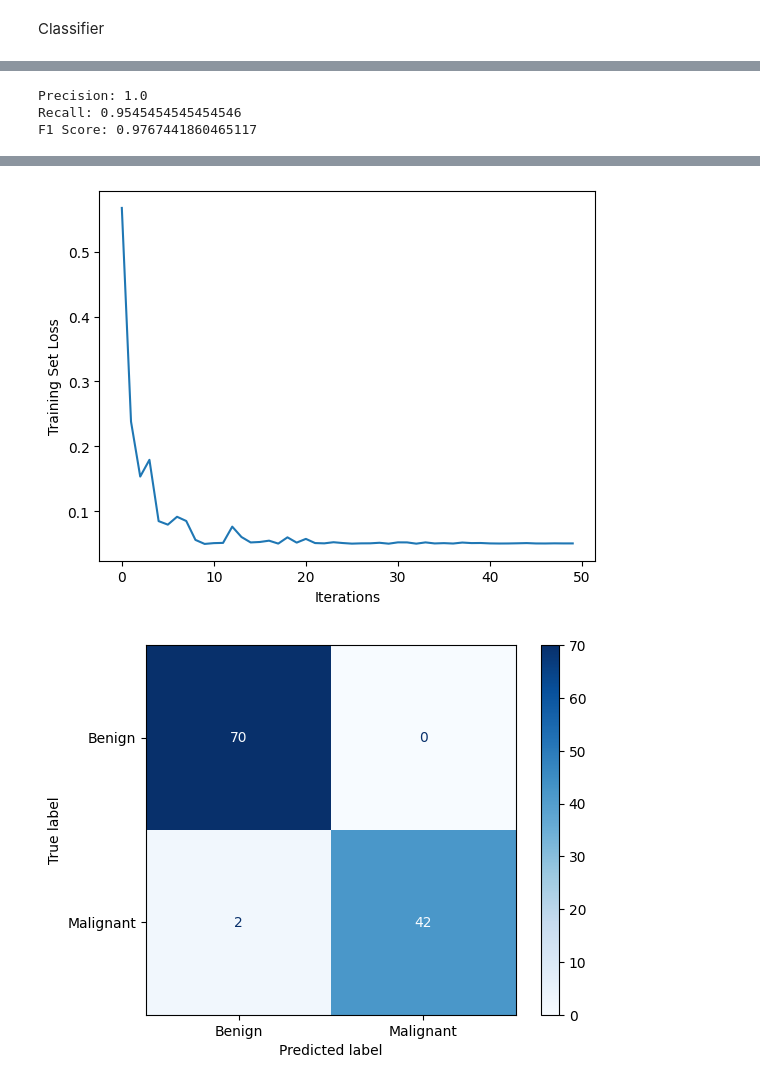
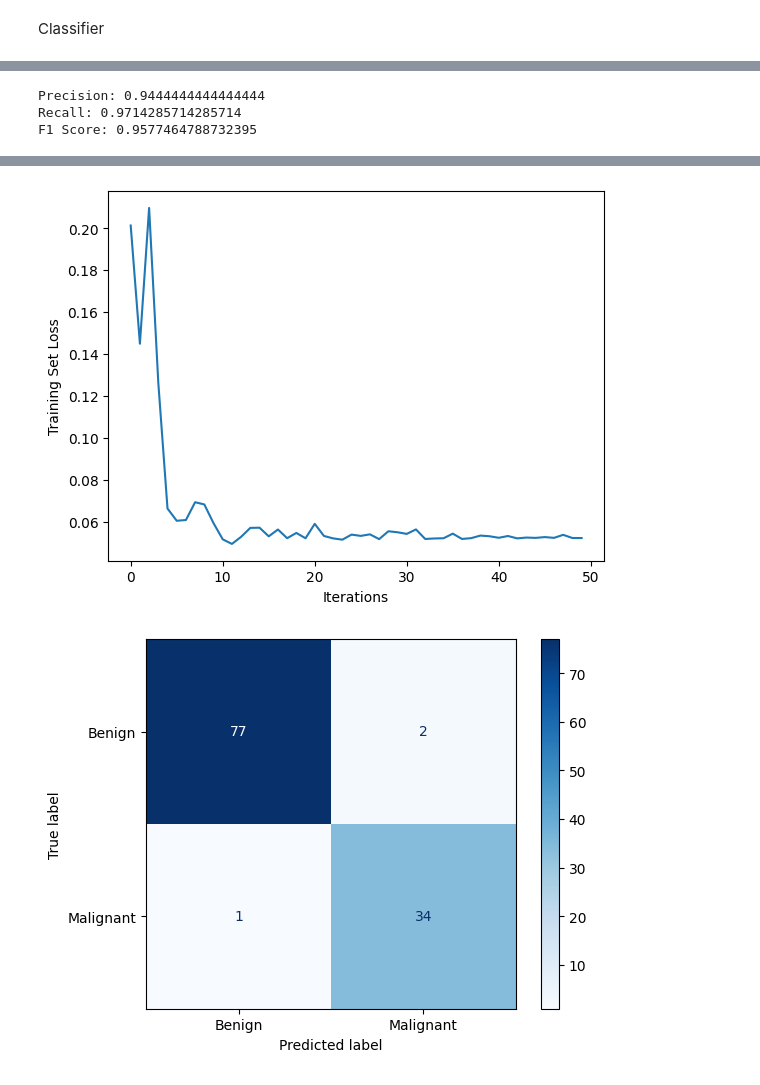
Before and after one commit to ascot119-rgb/Alex-s-Projects, a Jupyter notebook: Basic_Neural_Networks.ipynb, the cells around one changed output, grey strips where cells are left out. Drawn from its saved outputs; the diff is of its cells as text; code cells hidden in the pictures.

Commit message:
Standardized shuffles and prevented validation data from being used to fit the scaler

```diff
--- a/Basic_Neural_Networks.ipynb
+++ b/Basic_Neural_Networks.ipynb
@@ -680,15 +684,16 @@ paramnames = df.columns.values[:]
 params = np.zeros(len(df.values[0]))
 inputdata = df.values[:, 2:-1]
 
-inputdata, y = shuffle(inputdata, y)
+inputdata, y = shuffle(inputdata, y, random_state=50)
 
 inputdata = np.array(inputdata)
-inputdata = scaler_X.fit_transform(inputdata) # Fit and transform input features
 
 
 validation_indices = np.arange(0, len(inputdata), 5)
 validationdata = inputdata[validation_indices]
 inputdata = np.delete(inputdata, validation_indices, axis=0)
+inputdata = scaler_X.fit_transform(inputdata) # Fit and transform input features
+validationdata = scaler_X.transform(validationdata)
 
 index = np.arange(0, len(inputdata))
 
@@ -853,14 +858,15 @@ for i in range(len(y)):
 paramnames = df.columns.values[:]
 params = np.zeros(len(df.values[0]))
 inputdata = df.values[:, 2:-1]
-inputdata, y = shuffle(inputdata, y)
+inputdata, y = shuffle(inputdata, y, random_state=50)
 
 inputdata = np.array(inputdata)
-inputdata = scaler_X.fit_transform(inputdata) # Fit and transform input features
 
 validation_indices = np.arange(rnd.randint(0,4), len(inputdata), 5)
 validationdata = inputdata[validation_indices]
 inputdata = np.delete(inputdata, validation_indices, axis=0)
+inputdata = scaler_X.fit_transform(inputdata) # Fit and transform input features
+validationdata = scaler_X.transform(validationdata)
 
 index = np.arange(0, len(inputdata[0]))
 
@@ -921,6 +927,6 @@ disp = ConfusionMatrixDisplay.from_estimator(
       normalize=None,
  )
 # %% [output]
-Precision: 1.0
-Recall: 0.9545454545454546
-F1 Score: 0.9767441860465117
+Precision: 0.9444444444444444
+Recall: 0.9714285714285714
+F1 Score: 0.9577464788732395
@@ -930,2 +936,2 @@ F1 Score: 0.9767441860465117
-[figure, old version]
+[figure, new version]
-[figure, old version]
+[figure, new version]
```
Also changed, not shown: parts of 6 cells of this notebook.
